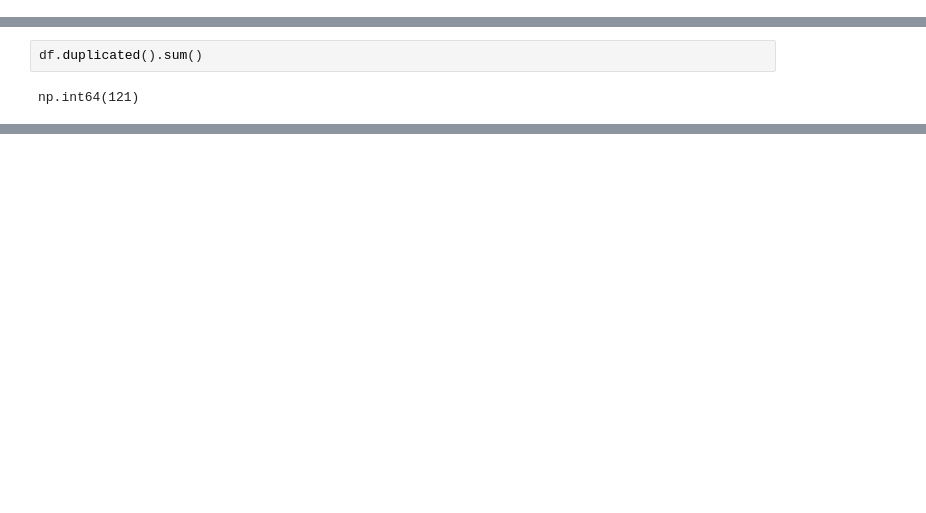
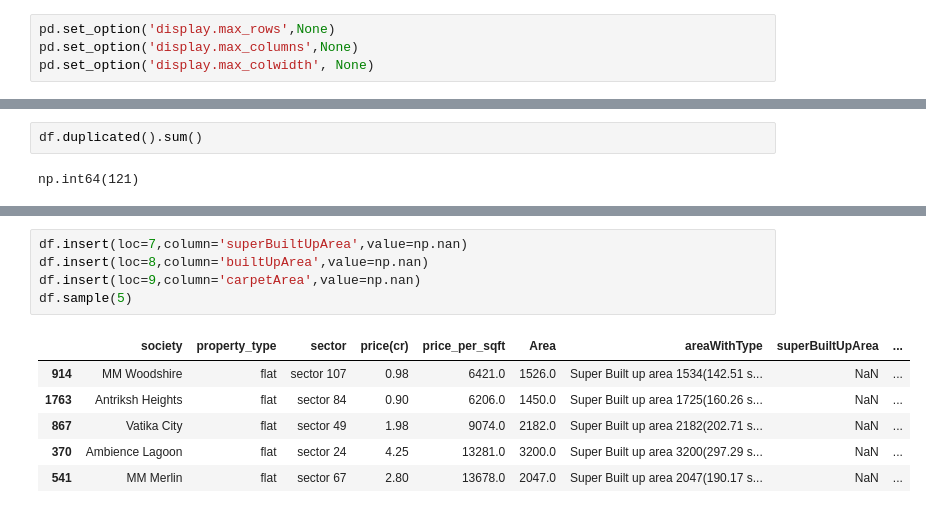
Before and after one commit to 1Priyanshu18/real-estate-project, a Jupyter notebook: notebooks/05_feature_engineering.ipynb, the cells around one changed output, grey strips where cells are left out. Drawn from its saved outputs; the diff is of its cells as text; blank space fills up the shorter version.

```diff
--- a/notebooks/05_feature_engineering.ipynb
+++ b/notebooks/05_feature_engineering.ipynb
@@ -1,6 +1,10 @@
 # %%
 import numpy as np
 import pandas as pd
+# %%
+pd.set_option('display.max_rows',None)
+pd.set_option('display.max_columns',None)
+pd.set_option('display.max_colwidth', None)
 # %%
 df = pd.read_csv('../data/processed/gurgaon_properties_cleaned_1.csv')
 df.sample(5)
@@ -19,0 +68,12 @@ np.int64(121)
+# %%
+df.insert(loc=7,column='superBuiltUpArea',value=np.nan)
+df.insert(loc=8,column='builtUpArea',value=np.nan)
+df.insert(loc=9,column='carpetArea',value=np.nan)
+df.sample(5)
+# %% [output]
+|  | society | property_type | sector | price(cr) | price_per_sqft | Area | areaWithType | superBuiltUpArea | ... |
+| 914 | MM Woodshire | flat | sector 107 | 0.98 | 6421.0 | 1526.0 | Super Built up area 1534(142.51 s... | NaN | ... |
+| 1763 | Antriksh Heights | flat | sector 84 | 0.90 | 6206.0 | 1450.0 | Super Built up area 1725(160.26 s... | NaN | ... |
+| 867 | Vatika City | flat | sector 49 | 1.98 | 9074.0 | 2182.0 | Super Built up area 2182(202.71 s... | NaN | ... |
+| 370 | Ambience Lagoon | flat | sector 24 | 4.25 | 13281.0 | 3200.0 | Super Built up area 3200(297.29 s... | NaN | ... |
+| 541 | MM Merlin | flat | sector 67 | 2.80 | 13678.0 | 2047.0 | Super Built up area 2047(190.17 s... | NaN | ... |
```
Also changed, not shown: parts of 21 cells of this notebook.
